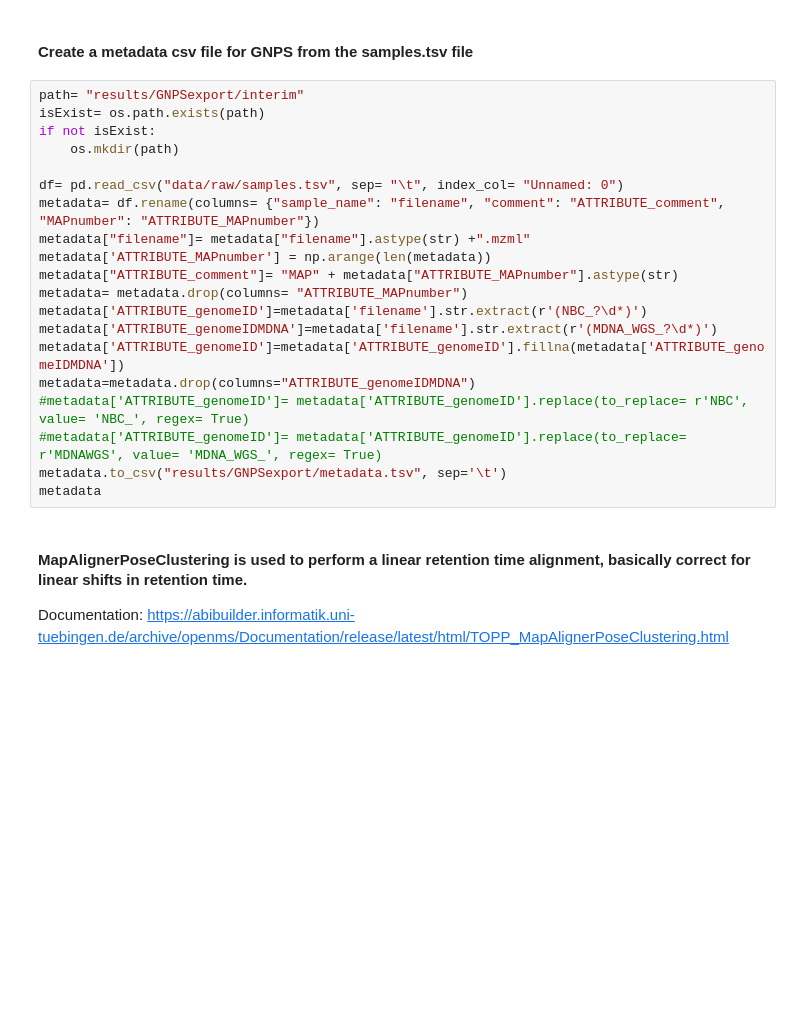
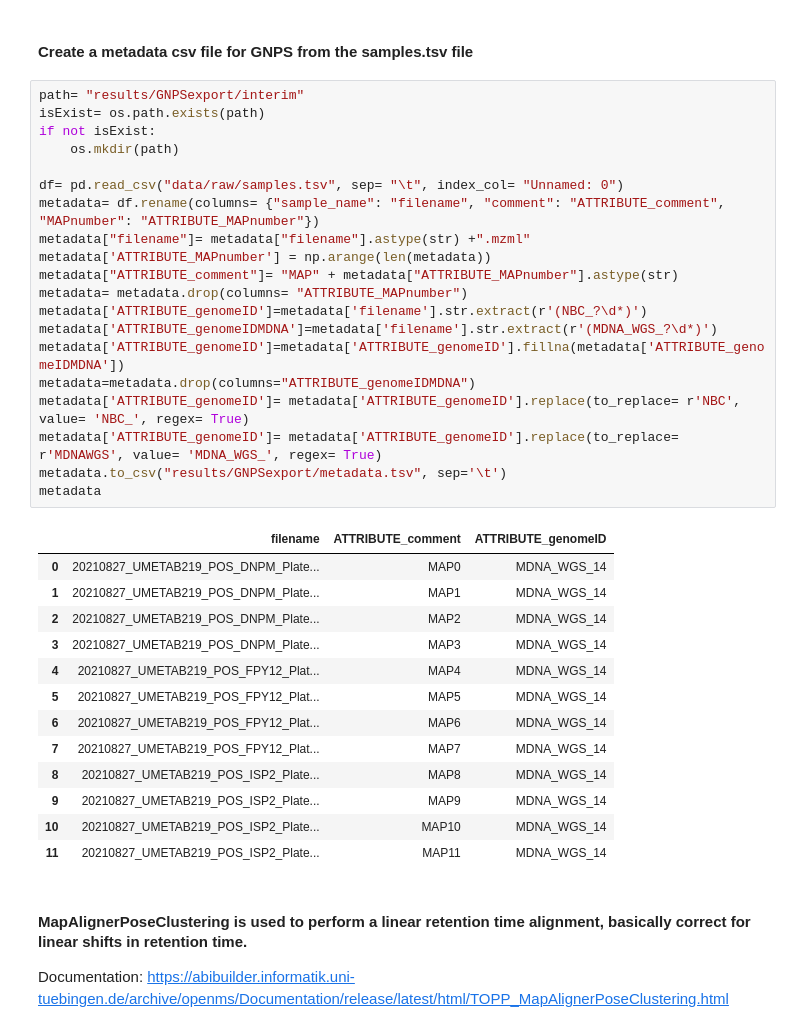
Before and after one commit to eeko-kon/pyOpenMS_UmetaFlow, a Jupyter notebook: OpenMS_workflow.ipynb, the cells around one changed output. Cells and saved outputs as stored; diff of their text form; blank space fills up the shorter version.

```diff
--- a/OpenMS_workflow.ipynb
+++ b/OpenMS_workflow.ipynb
@@ -646,23 +792,37 @@ csifingerID
 # %%
 path= "results/GNPSexport/interim"
 isExist= os.path.exists(path)
 if not isExist:
     os.mkdir(path)
 
 df= pd.read_csv("data/raw/samples.tsv", sep= "\t", index_col= "Unnamed: 0")
 metadata= df.rename(columns= {"sample_name": "filename", "comment": "ATTRIBUTE_comment", "MAPnumber": "ATTRIBUTE_MAPnumber"})
 metadata["filename"]= metadata["filename"].astype(str) +".mzml"
 metadata['ATTRIBUTE_MAPnumber'] = np.arange(len(metadata))
 metadata["ATTRIBUTE_comment"]= "MAP" + metadata["ATTRIBUTE_MAPnumber"].astype(str)
 metadata= metadata.drop(columns= "ATTRIBUTE_MAPnumber")
 metadata['ATTRIBUTE_genomeID']=metadata['filename'].str.extract(r'(NBC_?\d*)')
 metadata['ATTRIBUTE_genomeIDMDNA']=metadata['filename'].str.extract(r'(MDNA_WGS_?\d*)')
 metadata['ATTRIBUTE_genomeID']=metadata['ATTRIBUTE_genomeID'].fillna(metadata['ATTRIBUTE_genomeIDMDNA'])
 metadata=metadata.drop(columns="ATTRIBUTE_genomeIDMDNA")
-#metadata['ATTRIBUTE_genomeID']= metadata['ATTRIBUTE_genomeID'].replace(to_replace= r'NBC', value= 'NBC_', regex= True)
-#metadata['ATTRIBUTE_genomeID']= metadata['ATTRIBUTE_genomeID'].replace(to_replace= r'MDNAWGS', value= 'MDNA_WGS_', regex= True)
+metadata['ATTRIBUTE_genomeID']= metadata['ATTRIBUTE_genomeID'].replace(to_replace= r'NBC', value= 'NBC_', regex= True)
+metadata['ATTRIBUTE_genomeID']= metadata['ATTRIBUTE_genomeID'].replace(to_replace= r'MDNAWGS', value= 'MDNA_WGS_', regex= True)
 metadata.to_csv("results/GNPSexport/metadata.tsv", sep='\t')
 metadata
+# %% [output]
+|  | filename | ATTRIBUTE_comment | ATTRIBUTE_genomeID |
+| 0 | 20210827_UMETAB219_POS_DNPM_Plate... | MAP0 | MDNA_WGS_14 |
+| 1 | 20210827_UMETAB219_POS_DNPM_Plate... | MAP1 | MDNA_WGS_14 |
+| 2 | 20210827_UMETAB219_POS_DNPM_Plate... | MAP2 | MDNA_WGS_14 |
+| 3 | 20210827_UMETAB219_POS_DNPM_Plate... | MAP3 | MDNA_WGS_14 |
+| 4 | 20210827_UMETAB219_POS_FPY12_Plat... | MAP4 | MDNA_WGS_14 |
+| 5 | 20210827_UMETAB219_POS_FPY12_Plat... | MAP5 | MDNA_WGS_14 |
+| 6 | 20210827_UMETAB219_POS_FPY12_Plat... | MAP6 | MDNA_WGS_14 |
+| 7 | 20210827_UMETAB219_POS_FPY12_Plat... | MAP7 | MDNA_WGS_14 |
+| 8 | 20210827_UMETAB219_POS_ISP2_Plate... | MAP8 | MDNA_WGS_14 |
+| 9 | 20210827_UMETAB219_POS_ISP2_Plate... | MAP9 | MDNA_WGS_14 |
+| 10 | 20210827_UMETAB219_POS_ISP2_Plate... | MAP10 | MDNA_WGS_14 |
+| 11 | 20210827_UMETAB219_POS_ISP2_Plate... | MAP11 | MDNA_WGS_14 |
 # %% [markdown]
 #### MapAlignerPoseClustering is used to perform a linear retention time alignment, basically correct for linear shifts in retention time.
 Documentation: https://abibuilder.informatik.uni-tuebingen.de/archive/openms/Documentation/release/latest/html/TOPP_MapAlignerPoseClustering.html
```
Also changed, not shown: parts of 10 cells of this notebook, 4 other files.
